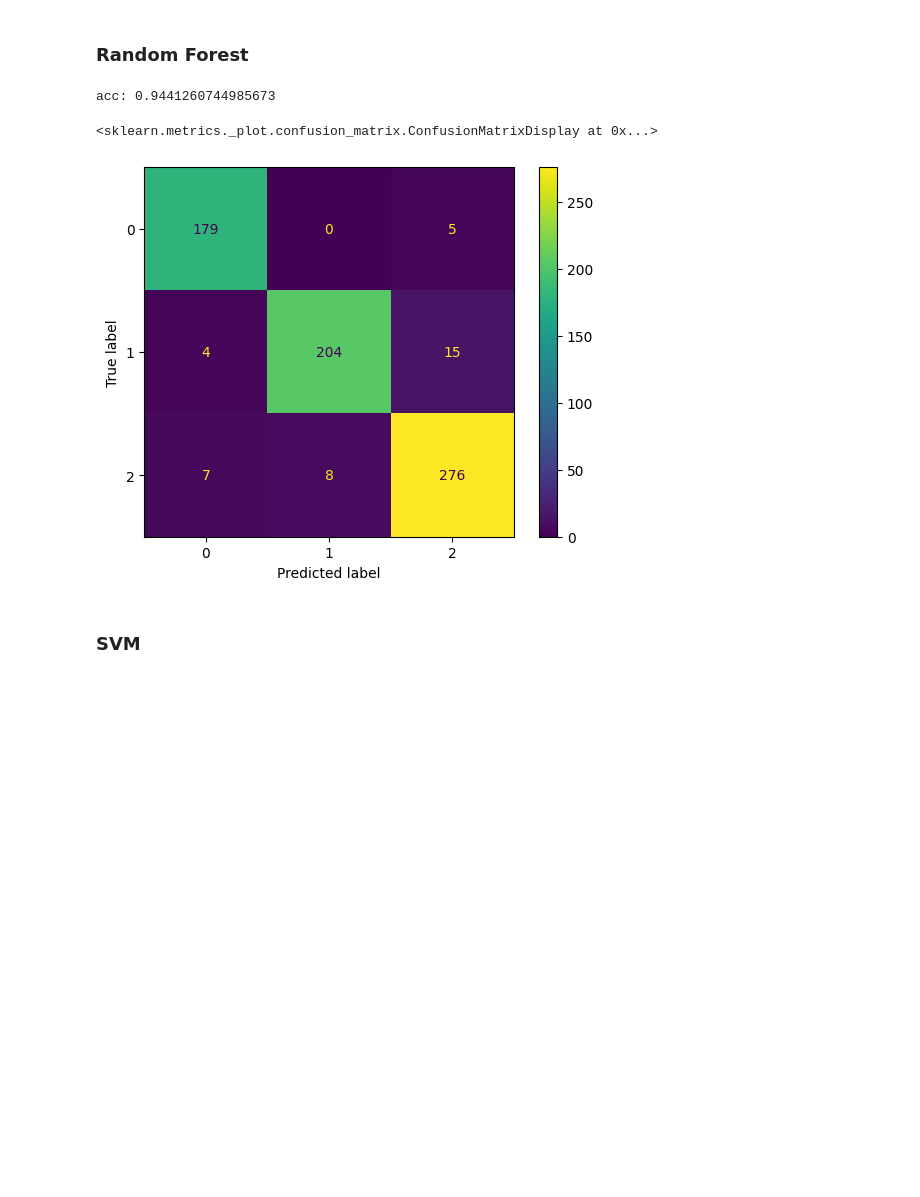
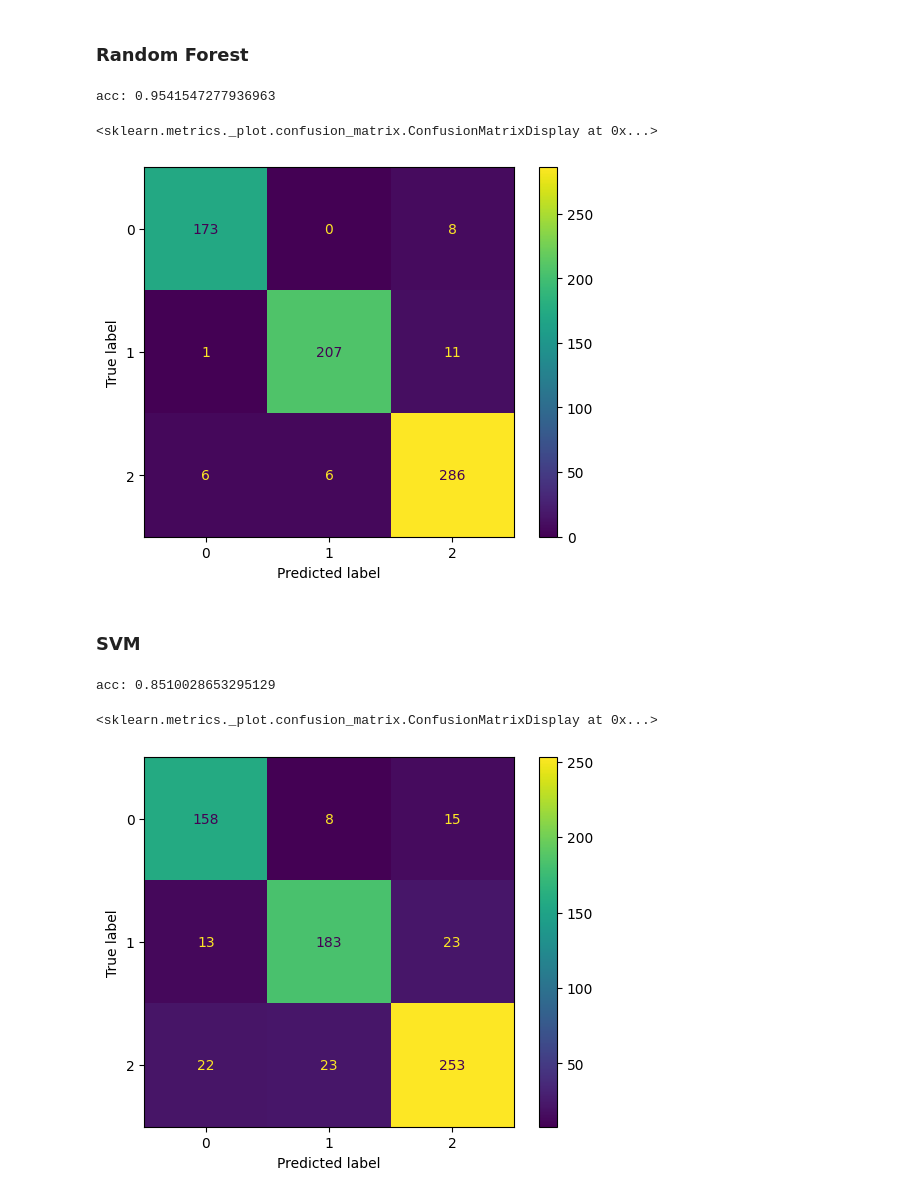
Before and after one commit to nsandlin1/EEG_Mining, a Jupyter notebook: EEG_Mining_Colab.ipynb, the cells around one changed output. Saved outputs shown, nothing was run; the diff lists cells and outputs as text; code cells hidden in the pictures; blank space fills up the shorter version.

```diff
--- a/EEG_Mining_Colab.ipynb
+++ b/EEG_Mining_Colab.ipynb
@@ -124,15 +201,7 @@ print(vifs[vifs.VIF > 15])
 # https://www.datacamp.com/tutorial/random-forests-classifier-python
 
 from sklearn.ensemble import RandomForestClassifier
-from sklearn.model_selection import train_test_split
 from sklearn.metrics import accuracy_score, confusion_matrix, ConfusionMatrixDisplay
-
-# define independent and dependent variable subsets for training
-independents = train_subject1_psd01.drop(96, axis=1)
-dependents = train_subject1_psd01[96]
-
-# partition training and testing sets
-ind_train, ind_test, dep_train, dep_test = train_test_split(independents, dependents, test_size=0.2)
 
 # fit the random forest model
 ##### TODO: Hyperparameter tuning
@@ -150,8 +219,8 @@ print(f"acc: {acc}")
 cm = confusion_matrix(dep_test, dep_pred)
 ConfusionMatrixDisplay(confusion_matrix=cm).plot()
 # %% [output]
-acc: 0.9441260744985673
+acc: 0.9541547277936963
 <sklearn.metrics._plot.confusion_matrix.ConfusionMatrixDisplay at 0x...>
-[figure, old version]
+[figure, new version]
 # %% [markdown]
 ### SVM
@@ -159,0 +227,25 @@ acc: 0.9441260744985673
+# %%
+# https://holypython.com/svm/support-vector-machine-step-by-step/#google_vignette
+
+from sklearn import svm
+
+# instantiate svm
+sup_vec_mach = svm.SVC(kernel='rbf')
+
+# fit the SVM
+sup_vec_mach.fit(ind_train, dep_train)
+
+# inference
+dep_pred = sup_vec_mach.predict(ind_test)
+
+# compute accuracy
+acc = accuracy_score(dep_test, dep_pred)
+print(f"acc: {acc}")
+
+# print confusion matrix
+cm = confusion_matrix(dep_test, dep_pred)
+ConfusionMatrixDisplay(confusion_matrix=cm).plot()
+# %% [output]
+acc: 0.8510028653295129
+<sklearn.metrics._plot.confusion_matrix.ConfusionMatrixDisplay at 0x...>
+[figure, added]
```
Also changed, not shown: parts of 6 cells of this notebook.
